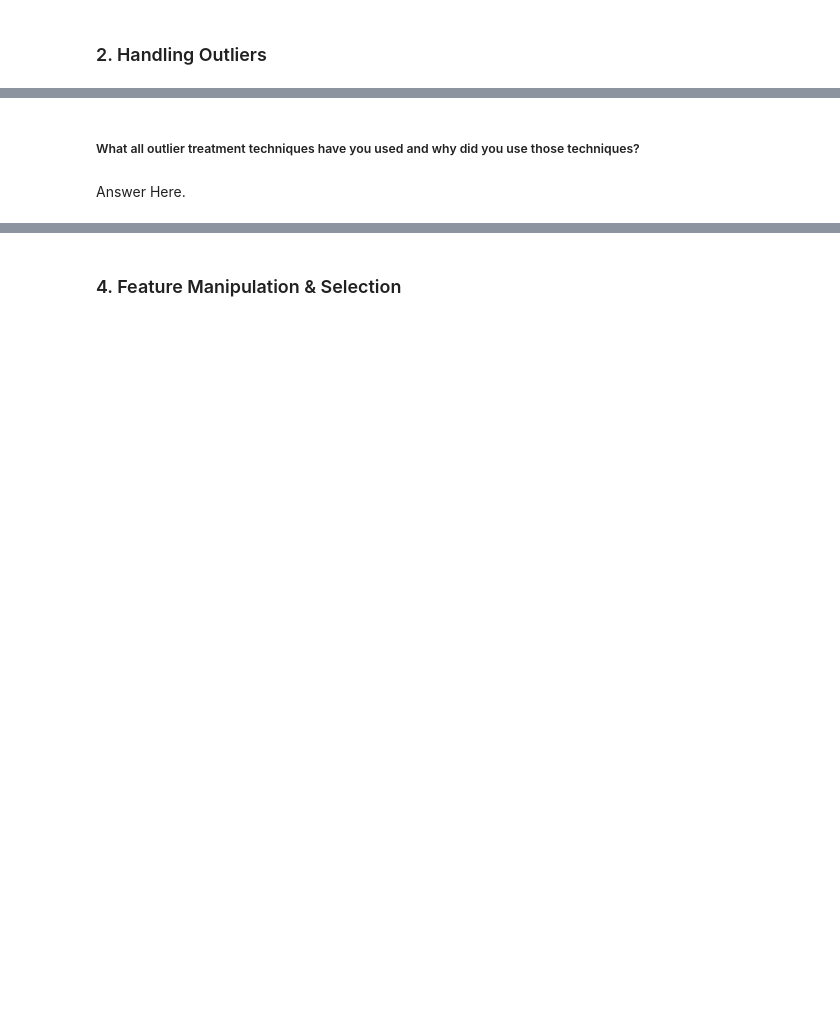
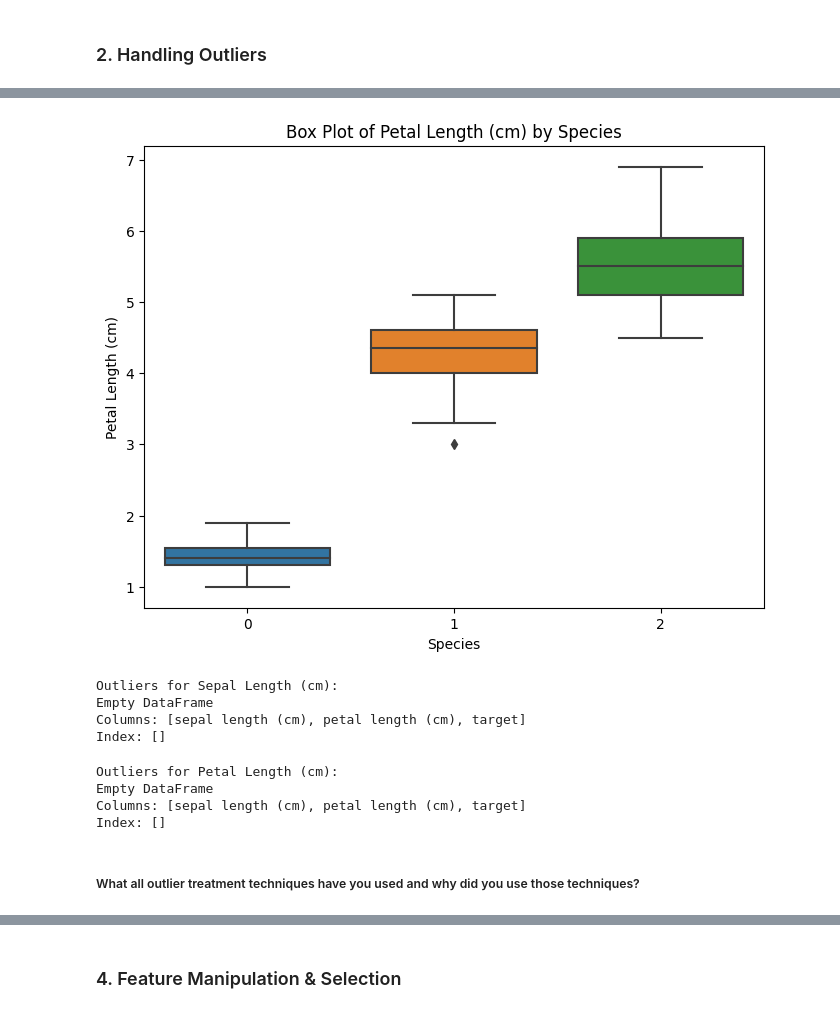
Before and after one commit to v1git12/Iris-Flower-Classification, a Jupyter notebook: Iris_Flower_Classification_.ipynb, the cells around one changed output, grey strips where cells are left out. Cells and saved outputs as stored; diff of their text form; code cells hidden in the pictures; blank space fills up the shorter version.

```diff
--- a/Iris_Flower_Classification_.ipynb
+++ b/Iris_Flower_Classification_.ipynb
@@ -582,0 +598,10 @@ Answer Here.
+# %%
+# Box plot for Petal Length (cm)
+plt.figure(figsize=(8, 6))
+sns.boxplot(x='target', y='petal length (cm)', data=df)
+plt.title('Box Plot of Petal Length (cm) by Species')
+plt.xlabel('Species')
+plt.ylabel('Petal Length (cm)')
+plt.show()
+# %% [output]
+[figure, added]
@@ -583,4 +618,22 @@ Answer Here.
+# %%
+# Identify outliers for Sepal Length (cm)
+sepal_length_outliers = identify_outliers(df, 'sepal length (cm)')
+print("Outliers for Sepal Length (cm):")
+print(sepal_length_outliers)
+# %% [output]
+Outliers for Sepal Length (cm):
+Empty DataFrame
+Columns: [sepal length (cm), petal length (cm), target]
+Index: []
+# %%
+# Identify outliers for Petal Length (cm)
+petal_length_outliers = identify_outliers(df, 'petal length (cm)')
+print("\nOutliers for Petal Length (cm):")
+print(petal_length_outliers)
+# %% [output]
+Outliers for Petal Length (cm):
+Empty DataFrame
+Columns: [sepal length (cm), petal length (cm), target]
+Index: []
 # %% [markdown]
 ##### What all outlier treatment techniques have you used and why did you use those techniques?
-# %% [markdown]
-Answer Here.
```
Also changed, not shown: parts of 105 cells of this notebook.
